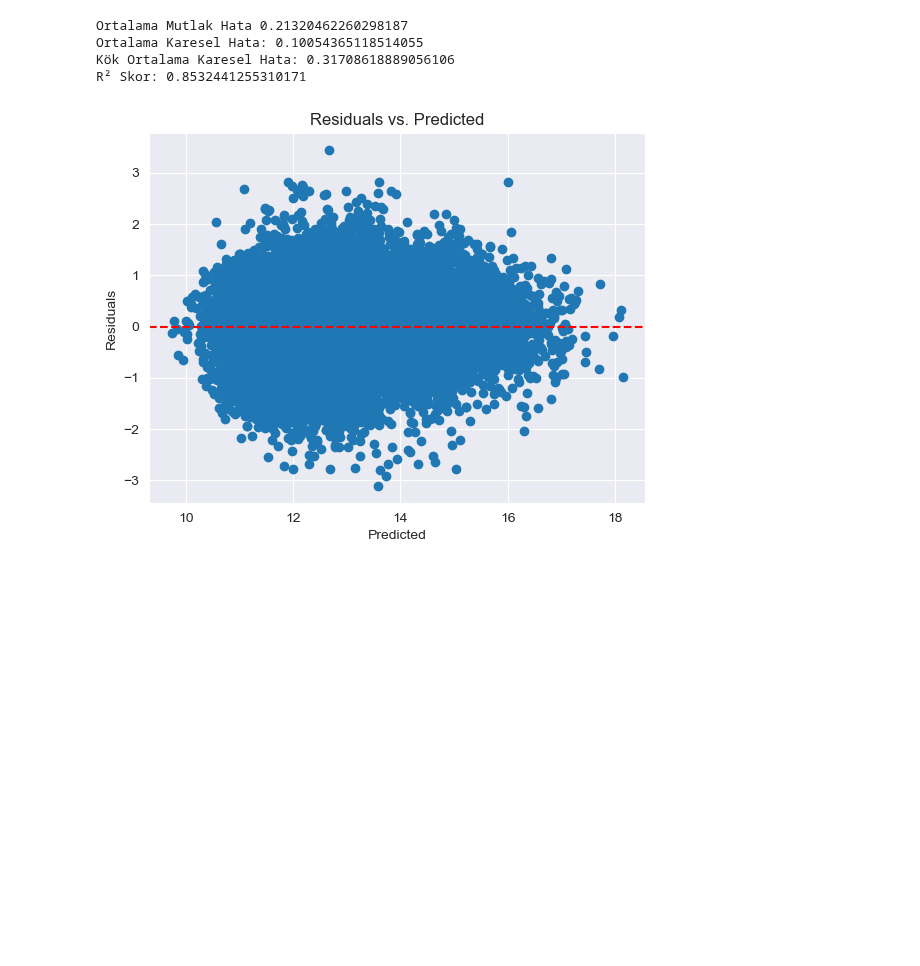
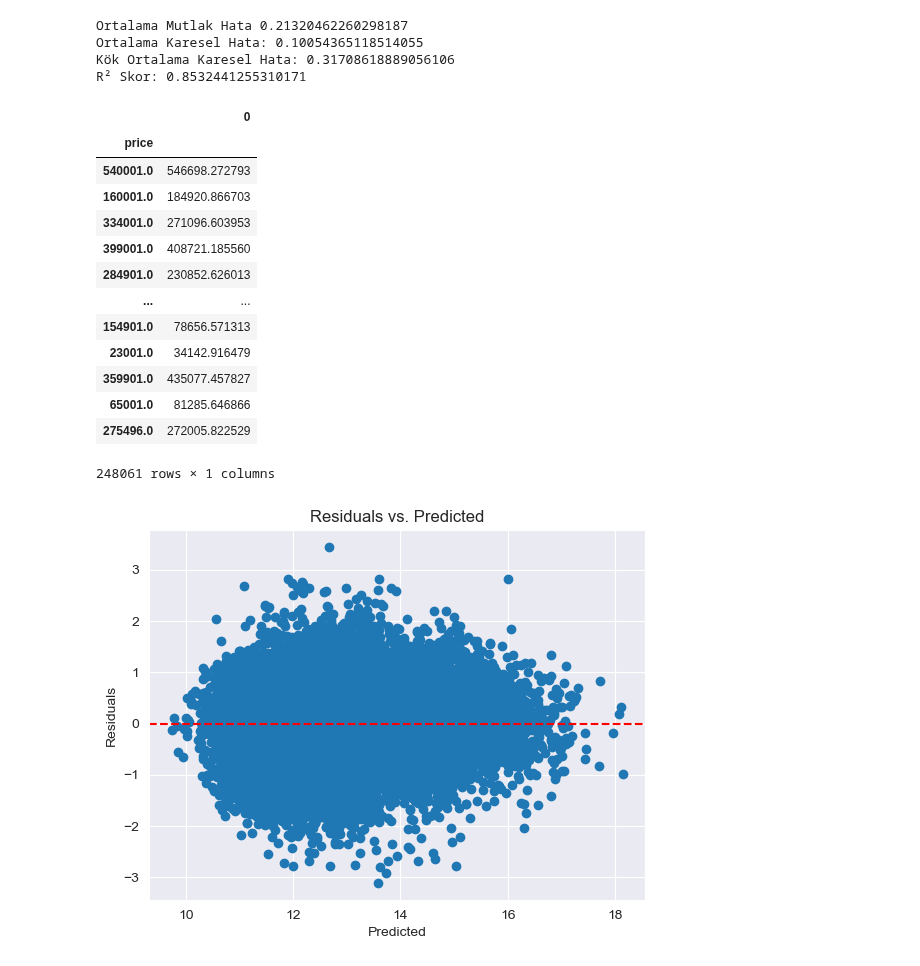
Before and after one commit to AmrWalidi/house-price-prediction-, a Jupyter notebook: house_price_prediction.ipynb, the cells around one changed output. Cells and saved outputs as stored; diff of their text form; code cells hidden in the pictures; blank space fills up the shorter version.

```diff
--- a/house_price_prediction.ipynb
+++ b/house_price_prediction.ipynb
@@ -325,6 +342,23 @@ Ortalama Mutlak Hata 0.21320462260298187
 Ortalama Karesel Hata: 0.10054365118514055
 Kök Ortalama Karesel Hata: 0.31708618889056106
 R² Skor: 0.8532441255310171
+# %%
+pd.DataFrame(np.exp(y_pred), np.exp(y_test))
+# %% [output]
+|  | 0 |
+| price |  |
+| 540001.0 | 546698.272793 |
+| 160001.0 | 184920.866703 |
+| 334001.0 | 271096.603953 |
+| 399001.0 | 408721.185560 |
+| 284901.0 | 230852.626013 |
+| ... | ... |
+| 154901.0 | 78656.571313 |
+| 23001.0 | 34142.916479 |
+| 359901.0 | 435077.457827 |
+| 65001.0 | 81285.646866 |
+| 275496.0 | 272005.822529 |
+248061 rows × 1 columns
 # %%
 residual_analysis(y_test, y_pred)
 # %% [output]
```
Also changed, not shown: parts of 13 cells of this notebook.
